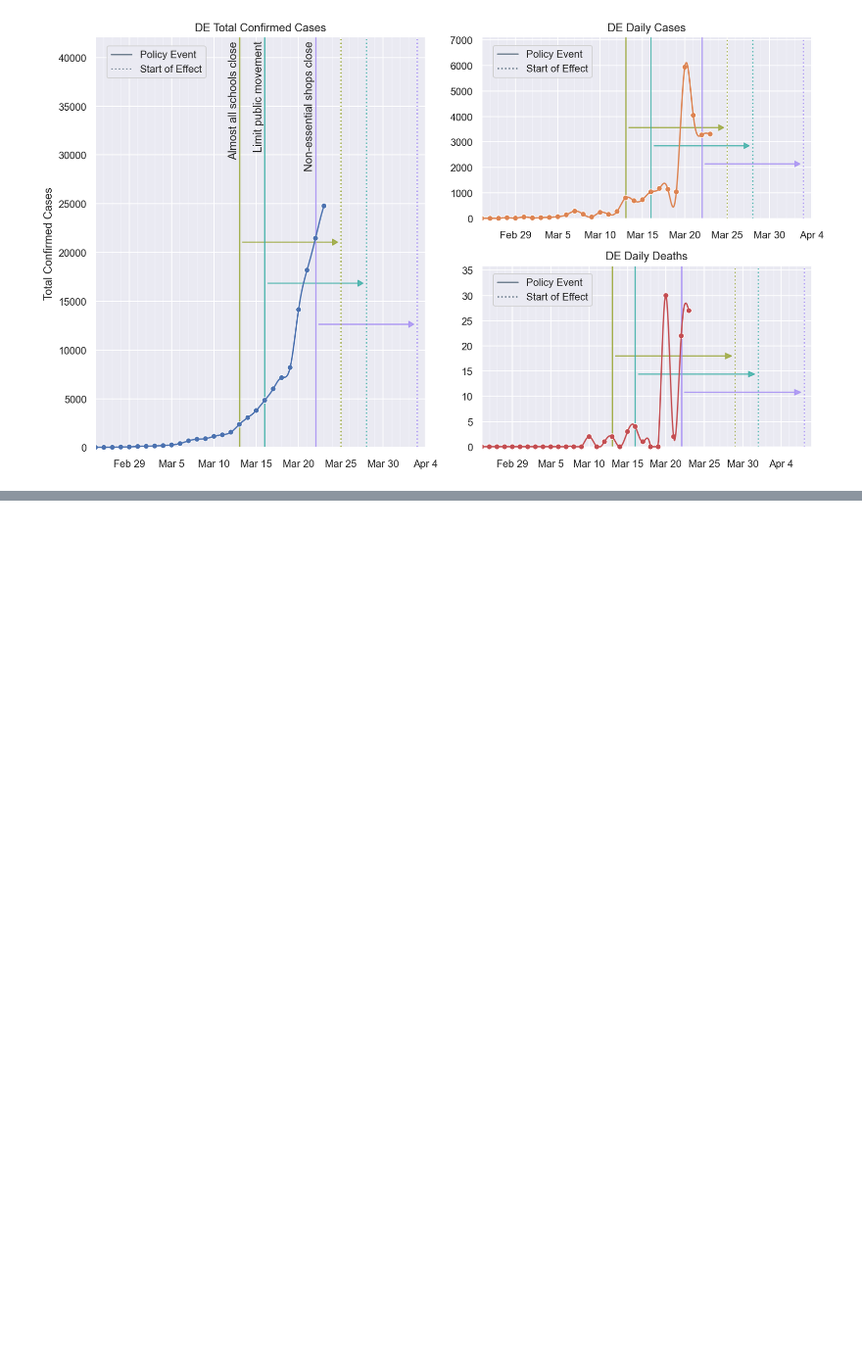
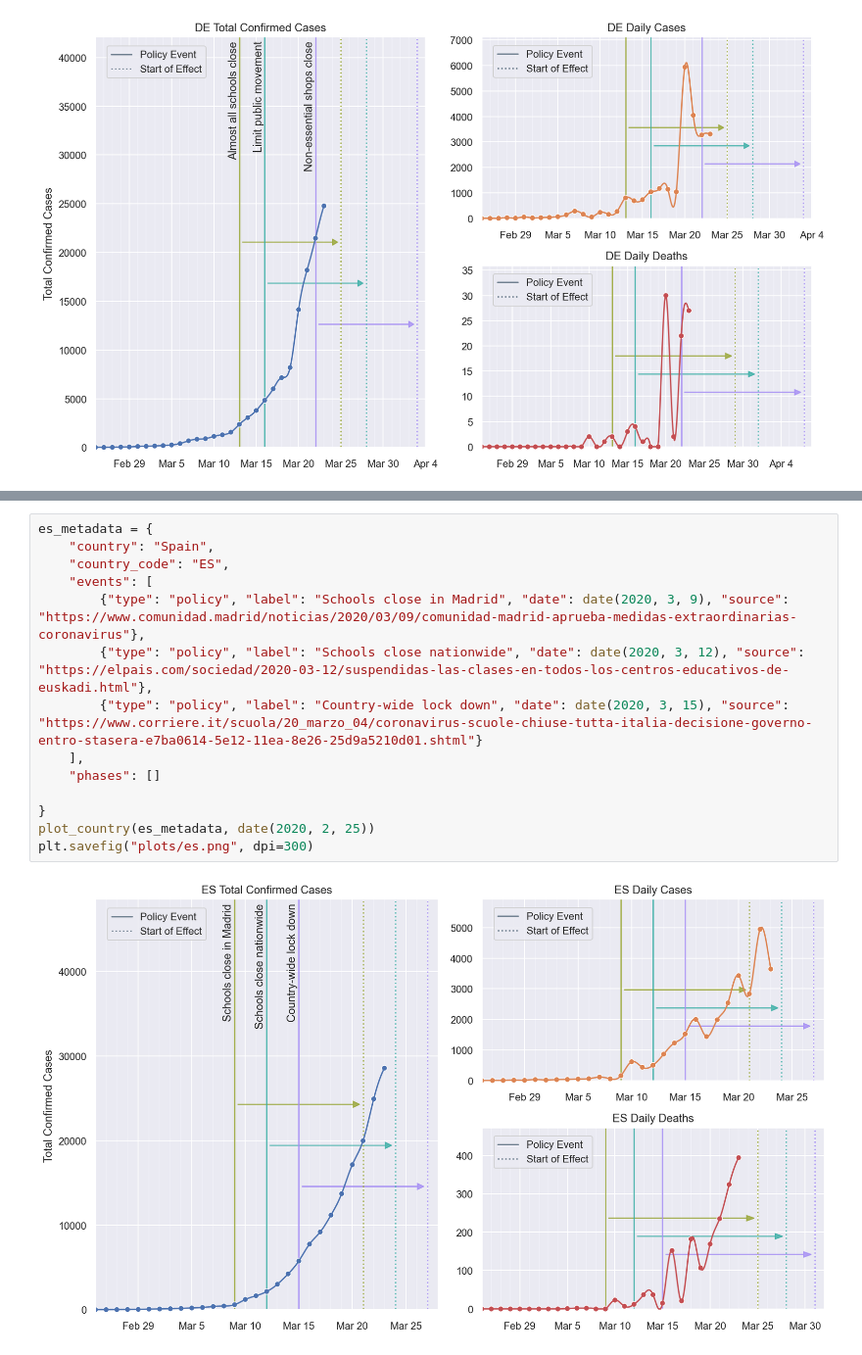
Before and after one commit to arnfred/covid-19, a Jupyter notebook: Covid-plotting.ipynb, the cells around one changed output, grey strips where cells are left out. Shown at 98% size. Drawn from its saved outputs; the diff is of its cells as text; blank space fills up the shorter version.

```diff
--- a/Covid-plotting.ipynb
+++ b/Covid-plotting.ipynb
@@ -260,0 +278,16 @@ plt.savefig("plots/de.png", dpi=300)
+# %%
+es_metadata = {
+    "country": "Spain",
+    "country_code": "ES",
+    "events": [
+        {"type": "policy", "label": "Schools close in Madrid", "date": date(2020, 3, 9), "source": "https://www.comunidad.madrid/noticias/2020/03/09/comunidad-madrid-aprueba-medidas-extraordinarias-coronavirus"},
+        {"type": "policy", "label": "Schools close nationwide", "date": date(2020, 3, 12), "source": "https://elpais.com/sociedad/2020-03-12/suspendidas-las-clases-en-todos-los-centros-educativos-de-euskadi.html"},
+        {"type": "policy", "label": "Country-wide lock down", "date": date(2020, 3, 15), "source": "https://www.corriere.it/scuola/20_marzo_04/coronavirus-scuole-chiuse-tutta-italia-decisione-governo-entro-stasera-e7ba0614-5e12-11ea-8e26-25d9a5210d01.shtml"}
+    ],
+    "phases": []
+
+}
+plot_country(es_metadata, date(2020, 2, 25))
+plt.savefig("plots/es.png", dpi=300)
+# %% [output]
+[figure, added]
```
Also changed, not shown: parts of 3 cells of this notebook, 4 other files.
